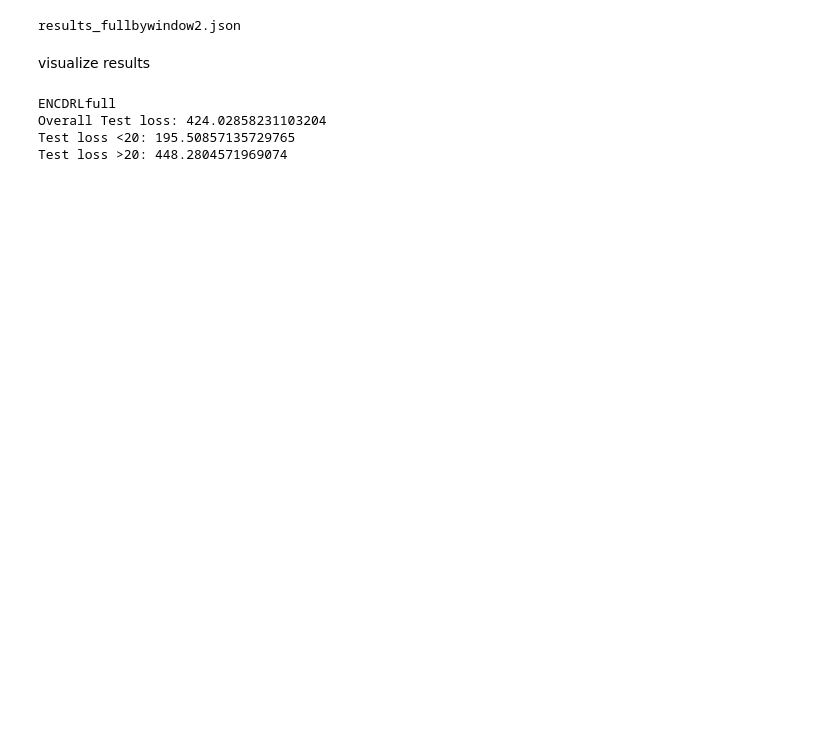
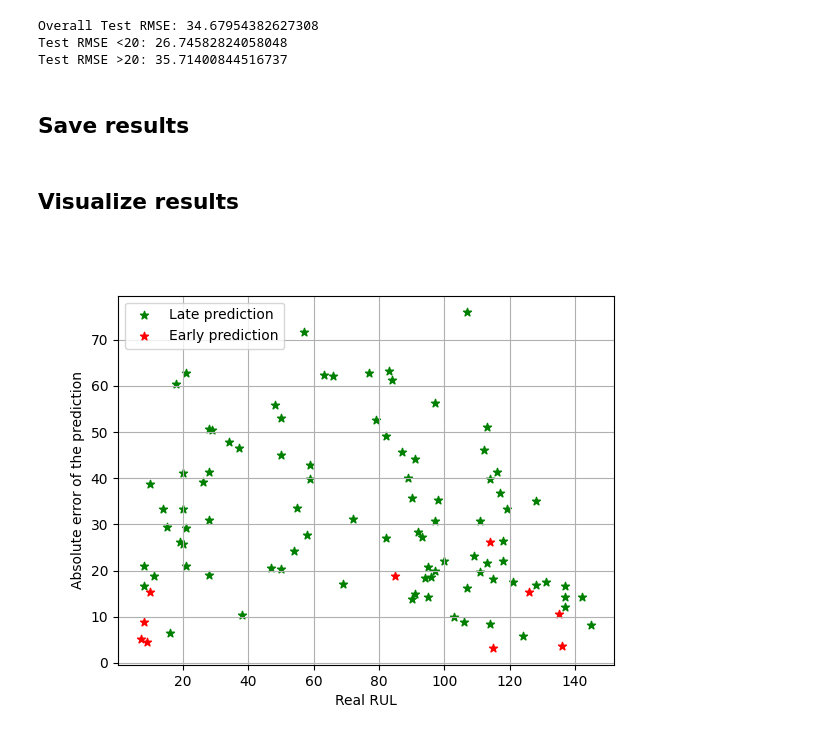
Before and after one commit to adsp-polito/2024-P12-TTF, a Jupyter notebook: software.ipynb, the cells around one changed output. Saved outputs shown, nothing was run; the diff lists cells and outputs as text; code cells hidden in the pictures; blank space fills up the shorter version.

Commit message:
chg: update the software and plot to be ready to be used

```diff
--- a/software.ipynb
+++ b/software.ipynb
@@ -108,39 +154,56 @@ save results
+# %%
+preds = []
+targets = []
+for test_file, rul_file in zip(TEST_FILES, RUL_FILES): # we use a for loop to test the files 1 by 1 to avoid memory problems.
+    df_test = open_test([test_file], [rul_file])
+    df_test = scale(denoise(remove_features(df_test)), False, SCALER_FULL_PATH if full_dataset else SCALER_PATH)
+    X_test, y_test, tids_test, cycles_test = windowing(df_test, WINDOW_SIZE)
+    y_test_pred = TEST_FUNC(X_test, PATH)
+    df_pred = align(y_test_pred, cycles_test, tids_test)
+    test_ruls, y = aggregate(df_pred, y_test)
+    preds.append(test_ruls)
+    targets.append(y)
+test_ruls = np.hstack(preds)
+y = np.hstack(targets)
+short_rul = y < 20
+print("Overall Test RMSE:", np.sqrt(np.mean((test_ruls - y)**2)))
+print("Test RMSE <20:", np.sqrt(np.mean((test_ruls - y)[short_rul]**2)))
+print("Test RMSE >20:", np.sqrt(np.mean((test_ruls - y)[~short_rul]**2)))
+# %% [output]
+Overall Test RMSE: 34.67954382627308
+Test RMSE <20: 26.74582824058048
+Test RMSE >20: 35.71400844516737
+# %% [markdown]
+## Save results
 # %%
-import json
-with open(SAVE_PATH, 'w') as f:
+os.makedirs('results', exist_ok=True)
+os.makedirs(f'{SAVE_PATH}', exist_ok=True)
+
+# Save the results
+with open(SAVE_PATH + '/RUL.json', 'w') as f:
     json.dump(list(test_ruls), f)
 
-with open(f'targets{WINDOW_SIZE}.json', 'w') as f:
+with open(SAVE_PATH + '/targets.json', 'w') as f:
     json.dump(list(y.astype(float)), f)
 
-with open(SAVE_PATH.removesuffix('.json') + f'bywindow2.json', 'w')as f:
-    print(SAVE_PATH.removesuffix('.json') + f'bywindow2.json')
+with open(SAVE_PATH + '/bywindow.json', 'w') as f:
     json.dump(
         {'pred' : list(y_test_pred.astype(float)),
          'tids' : list(tids_test),
          'cycles': list(cycles_test.astype(float)),
          'truth' : list(y_test.astype(float))
         }, f)
-# %% [output]
-results_fullbywindow2.json
-# %% [markdown]
-visualize results
-# %%
-import json
-
-with open(SAVE_PATH, 'r') as f:
-    test_ruls = np.array(json.load(f))
-
-with open(f'targets{WINDOW_SIZE}.json', 'r') as f:
-    y = np.array(json.load(f))
-
-short_rul = y < 20
-print(MODEL)
-print("Overall Test loss:", np.sqrt(np.mean((test_ruls - y)**2)))
-print("Test loss <20:", np.sqrt(np.mean((test_ruls - y)[short_rul]**2)))
-print("Test loss >20:", np.sqrt(np.mean((test_ruls - y)[~short_rul]**2)))
-# %% [output]
-ENCDRLfull
-Overall Test loss: 424.02858231103204
-Test loss <20: 195.50857135729765
-Test loss >20: 448.2804571969074
+# %% [markdown]
+## Visualize results
+# %%
+df = pd.DataFrame({'targets' : y, 'results' : test_ruls})
+df["errors"] = df['targets'] - df['results']
+plt.scatter(df['targets'][df['errors'] <= 0], -df['errors'][df['errors'] <= 0], c='g', marker='*')
+plt.scatter(df['targets'][df['errors'] > 0], df['errors'][df['errors'] > 0], c='r', marker='*')
+plt.grid()
+plt.xlabel("Real RUL")
+plt.ylabel("Absolute error of the prediction")
+plt.legend(['Late prediction', 'Early prediction'])
+plt.show()
+# %% [output]
+[figure, added]
```
Also changed, not shown: parts of 18 cells of this notebook, 1 other file.
